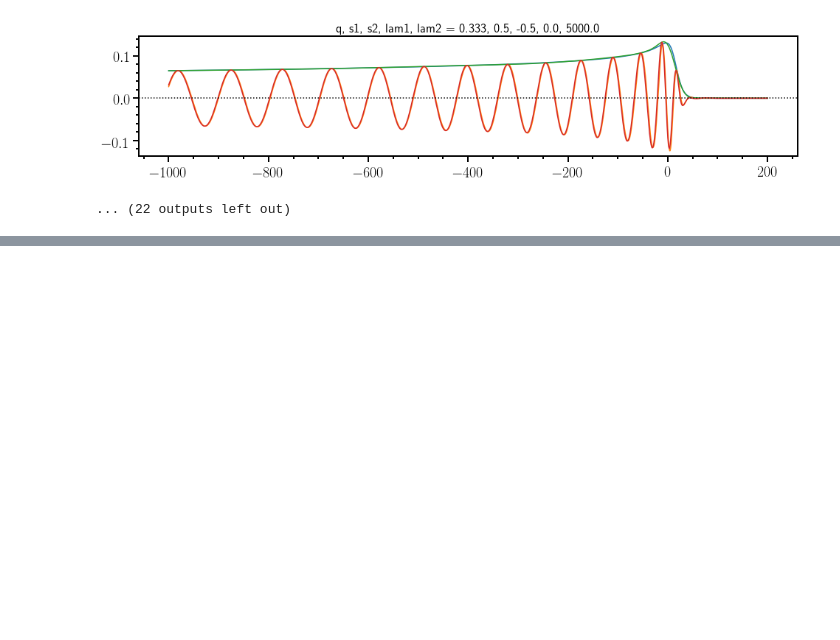
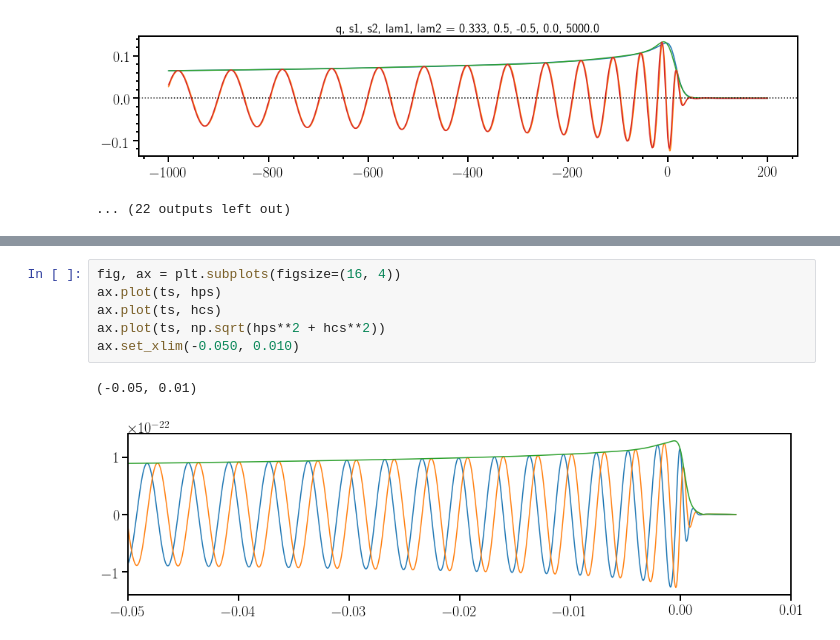
Before and after one commit to benjaminlackey/gpsurrogate, a Jupyter notebook: notebooks/EOBQM/IFFTSurrogate.ipynb, the cells around one changed output, grey strips where cells are left out. Cells and saved outputs as stored; diff of their text form; blank space fills up the shorter version.

```diff
--- a/notebooks/EOBQM/IFFTSurrogate.ipynb
+++ b/notebooks/EOBQM/IFFTSurrogate.ipynb
@@ -512,0 +721,9 @@ for i in range(32):
+# %%
+fig, ax = plt.subplots(figsize=(16, 4))
+ax.plot(ts, hps)
+ax.plot(ts, hcs)
+ax.plot(ts, np.sqrt(hps**2 + hcs**2))
+ax.set_xlim(-0.050, 0.010)
+# %% [output]
+(-0.05, 0.01)
+[figure, added]
```
Also changed, not shown: parts of 17 cells of this notebook, 2 other files.
